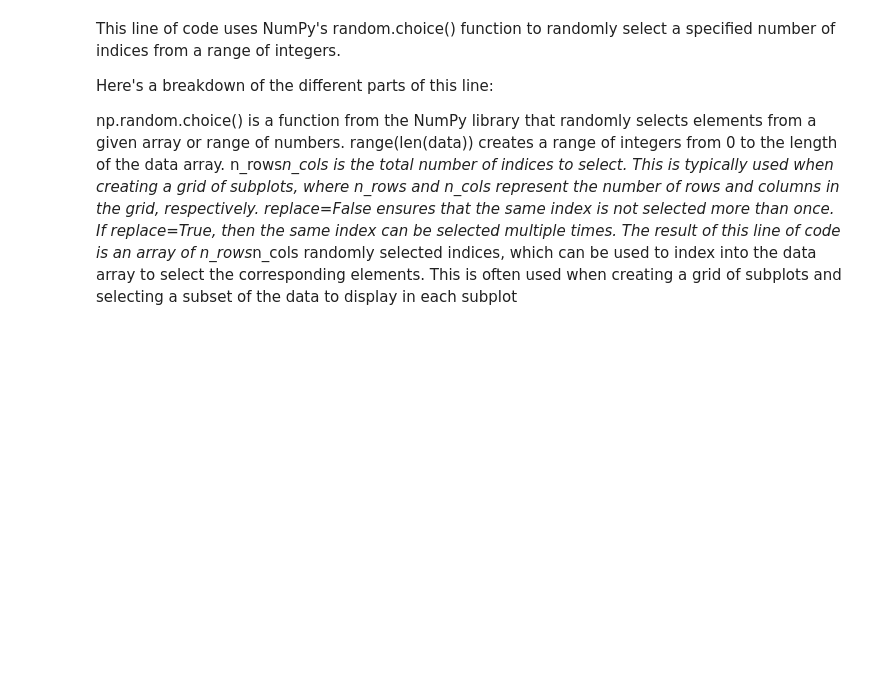
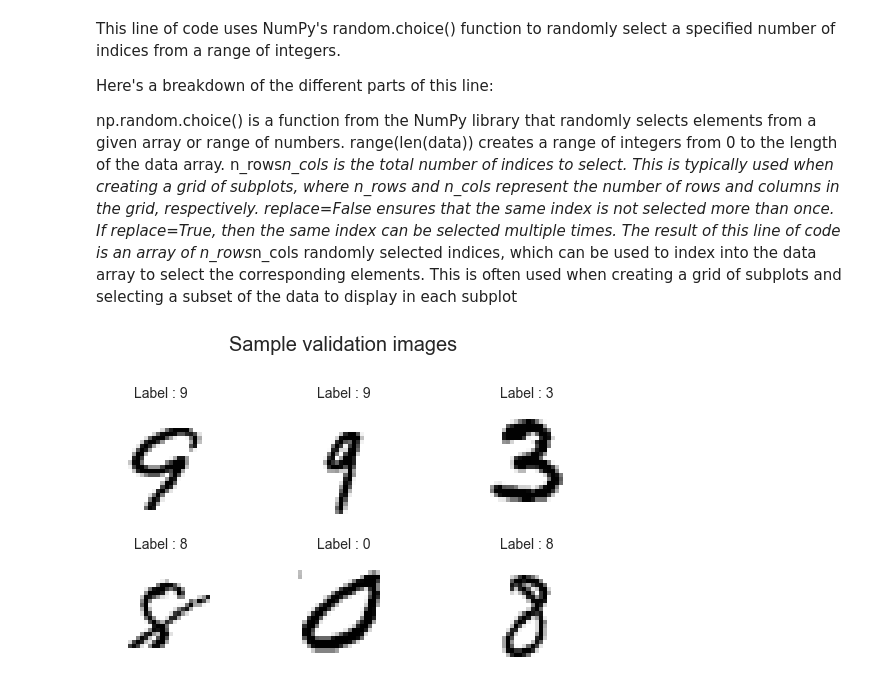
Before and after one commit to Sidhant1201/Image-Classification-with-TensorFlow, a Jupyter notebook: main.ipynb, the cells around one changed output. Saved outputs shown, nothing was run; the diff lists cells and outputs as text; code cells hidden in the pictures; blank space fills up the shorter version.

```diff
--- a/main.ipynb
+++ b/main.ipynb
@@ -101,3 +101,7 @@ range(len(data)) creates a range of integers from 0 to the length of the data ar
 n_rows*n_cols is the total number of indices to select. This is typically used when creating a grid of subplots, where n_rows and n_cols represent the number of rows and columns in the grid, respectively.
 replace=False ensures that the same index is not selected more than once. If replace=True, then the same index can be selected multiple times.
 The result of this line of code is an array of n_rows*n_cols randomly selected indices, which can be used to index into the data array to select the corresponding elements. This is often used when creating a grid of subplots and selecting a subset of the data to display in each subplot
+# %%
+inspect_sample_images(valid_data, valid_labels, 'Sample validation images')
+# %% [output]
+[figure, added]
```
Also changed, not shown: parts of 13 cells of this notebook.
